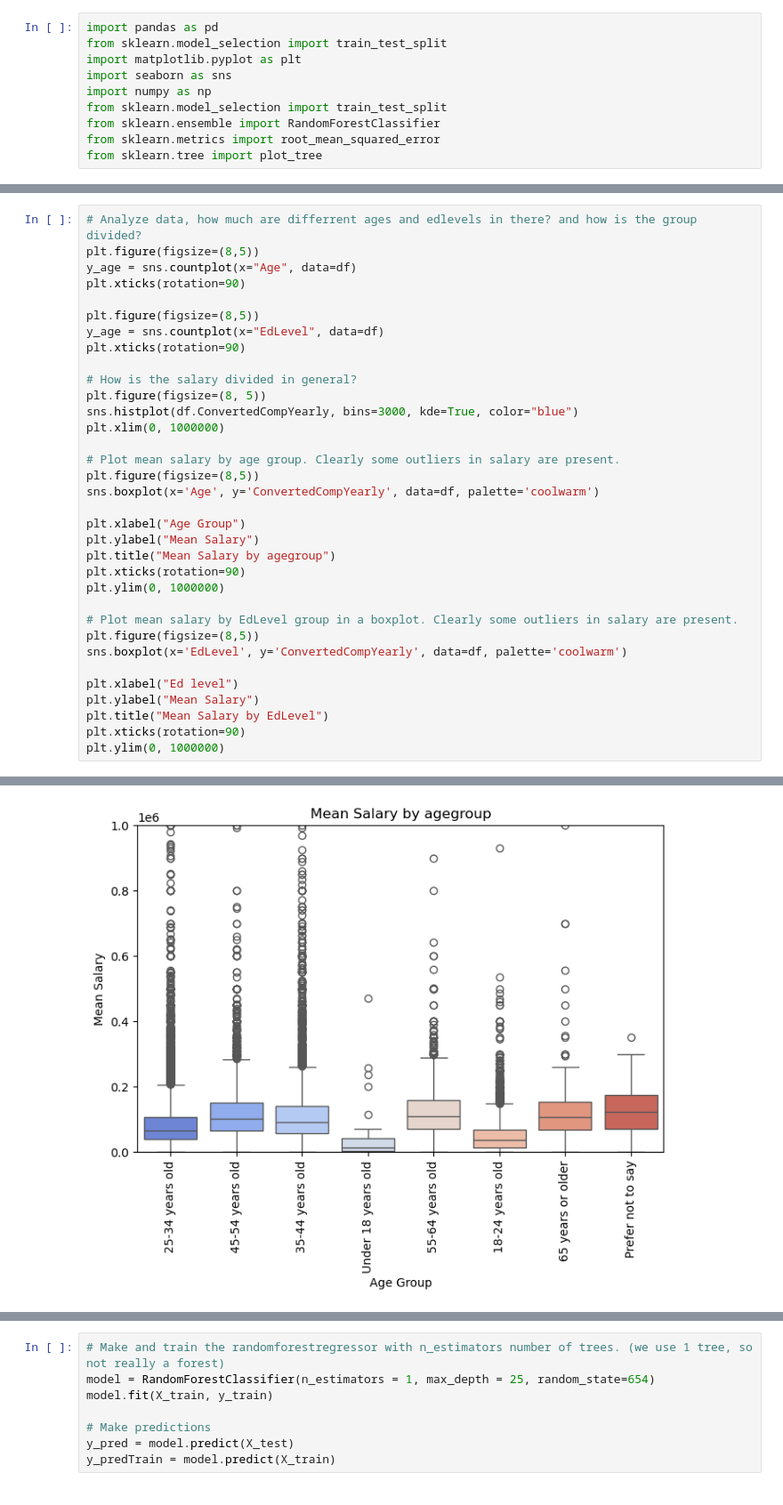
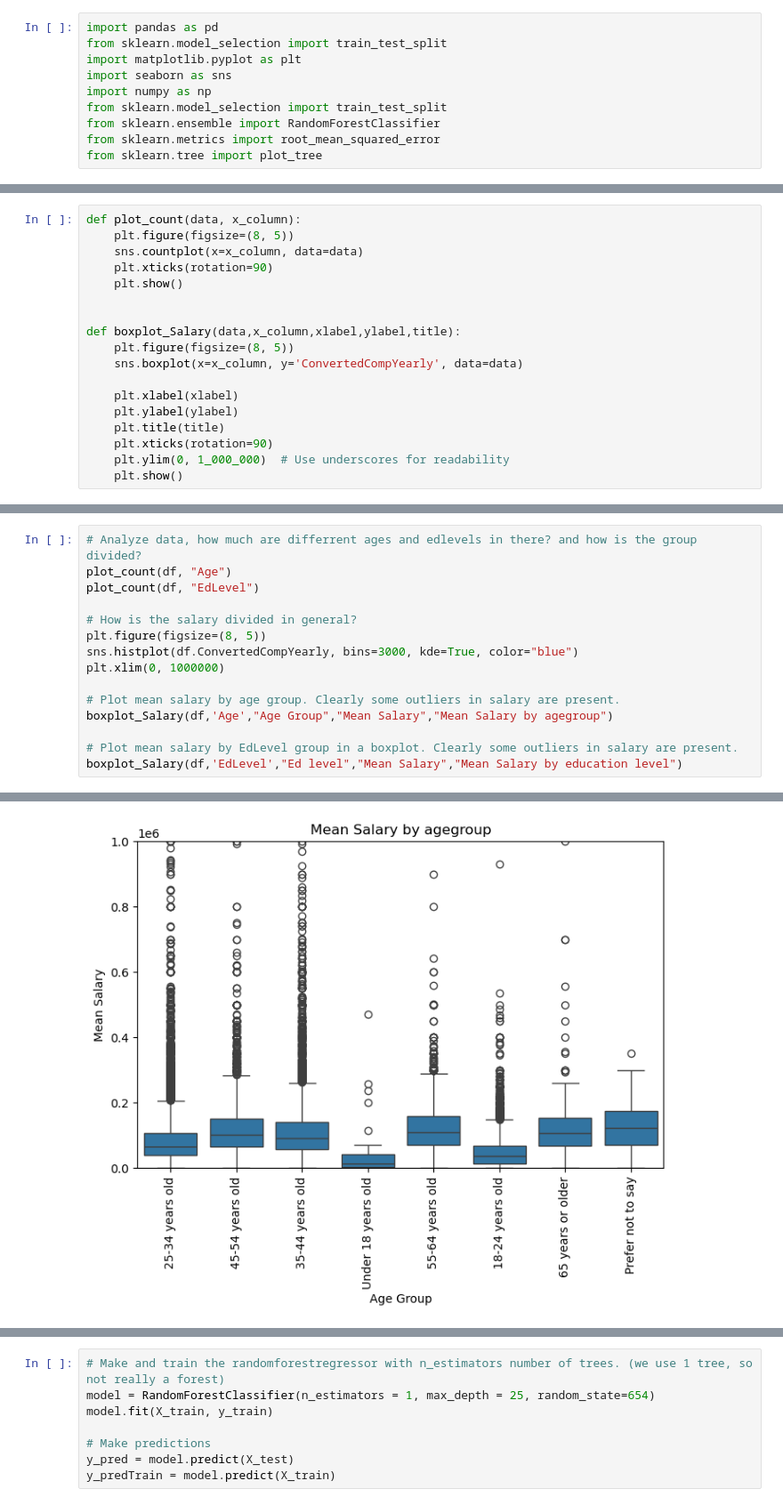
Before and after one commit to JoeyRS23/UdacityCourseIntroductionToML, a Jupyter notebook: MainCourseScriptJupyter.ipynb, the cells around one changed output, grey strips where cells are left out. Shown: that part at 89% size. Drawn from its saved outputs; the diff is of its cells as text.

```diff
--- a/MainCourseScriptJupyter.ipynb
+++ b/MainCourseScriptJupyter.ipynb
@@ -13 +25,19 @@ from sklearn.tree import plot_tree
+# %%
+def plot_count(data, x_column):
+    plt.figure(figsize=(8, 5))
+    sns.countplot(x=x_column, data=data)
+    plt.xticks(rotation=90)
+    plt.show()
+
+
+def boxplot_Salary(data,x_column,xlabel,ylabel,title):
+    plt.figure(figsize=(8, 5))
+    sns.boxplot(x=x_column, y='ConvertedCompYearly', data=data)
+
+    plt.xlabel(xlabel)
+    plt.ylabel(ylabel)
+    plt.title(title)
+    plt.xticks(rotation=90)
+    plt.ylim(0, 1_000_000)  # Use underscores for readability
+    plt.show()
 # %% [markdown]
@@ -52,12 +84,7 @@ print(df.head(20))
 # %%
 # Analyze data, how much are differrent ages and edlevels in there? and how is the group divided?
-plt.figure(figsize=(8,5))
-y_age = sns.countplot(x="Age", data=df)
-plt.xticks(rotation=90)
-
-plt.figure(figsize=(8,5))
-y_age = sns.countplot(x="EdLevel", data=df)
-plt.xticks(rotation=90)
+plot_count(df, "Age")
+plot_count(df, "EdLevel")
 
 # How is the salary divided in general?
 plt.figure(figsize=(8, 5))
@@ -65,22 +92,8 @@ sns.histplot(df.ConvertedCompYearly, bins=3000, kde=True, color="blue")
 plt.xlim(0, 1000000)
 
 # Plot mean salary by age group. Clearly some outliers in salary are present.
-plt.figure(figsize=(8,5))
-sns.boxplot(x='Age', y='ConvertedCompYearly', data=df, palette='coolwarm')
-
-plt.xlabel("Age Group")
-plt.ylabel("Mean Salary")
-plt.title("Mean Salary by agegroup")
-plt.xticks(rotation=90)
-plt.ylim(0, 1000000)
+boxplot_Salary(df,'Age',"Age Group","Mean Salary","Mean Salary by agegroup")
 
 # Plot mean salary by EdLevel group in a boxplot. Clearly some outliers in salary are present.
-plt.figure(figsize=(8,5))
-sns.boxplot(x='EdLevel', y='ConvertedCompYearly', data=df, palette='coolwarm')
-
-plt.xlabel("Ed level")
-plt.ylabel("Mean Salary")
-plt.title("Mean Salary by EdLevel")
-plt.xticks(rotation=90)
-plt.ylim(0, 1000000)
+boxplot_Salary(df,'EdLevel',"Ed level","Mean Salary","Mean Salary by education level")
 # %% [output]
@@ -95,4 +100,4 @@ Passing `palette` without assigning `hue` is deprecated and will be removed in v
 [figure]
 [figure]
 [figure]
-[figure, old version]
+[figure, new version]
```
Also changed, not shown: parts of 13 cells of this notebook, 1 other file.
